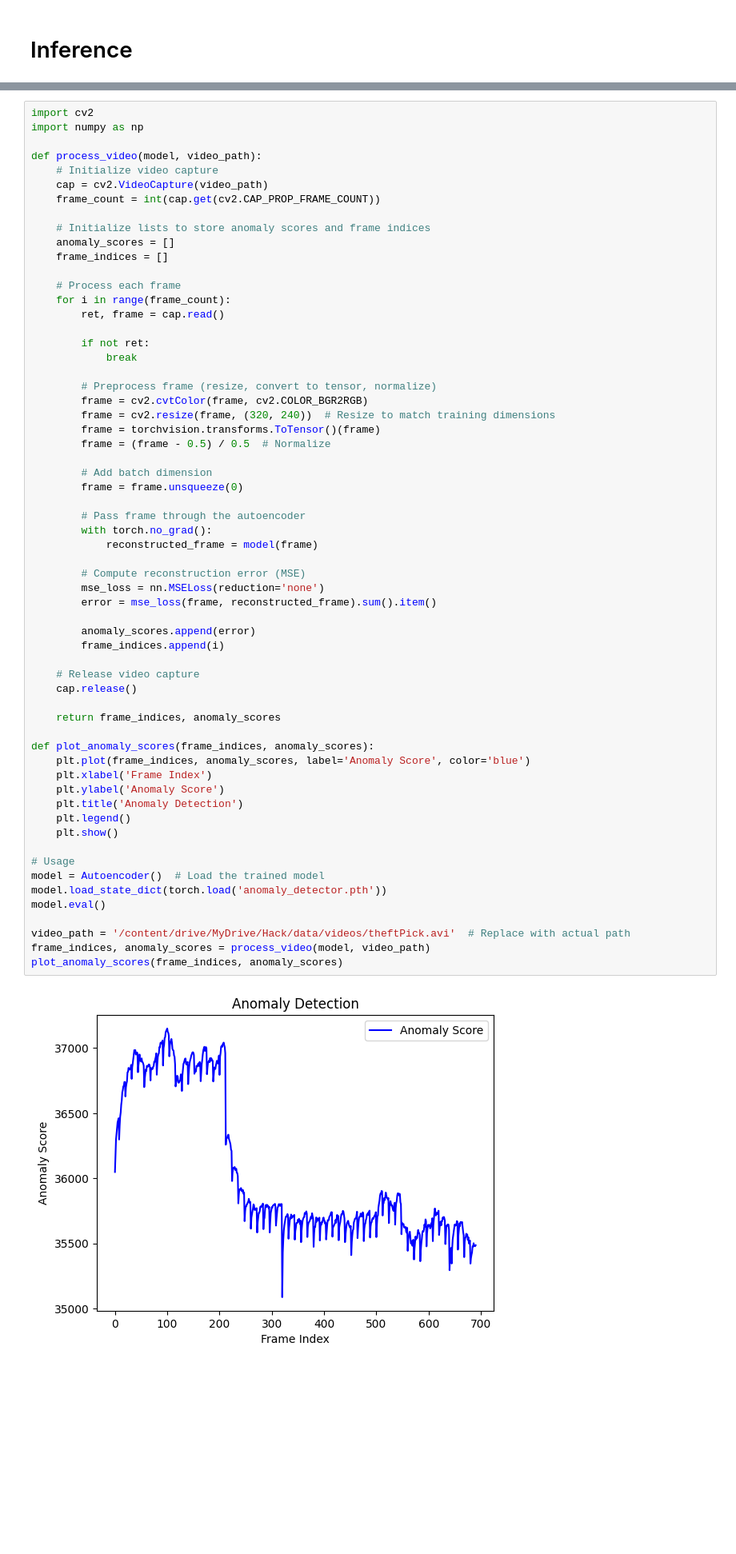
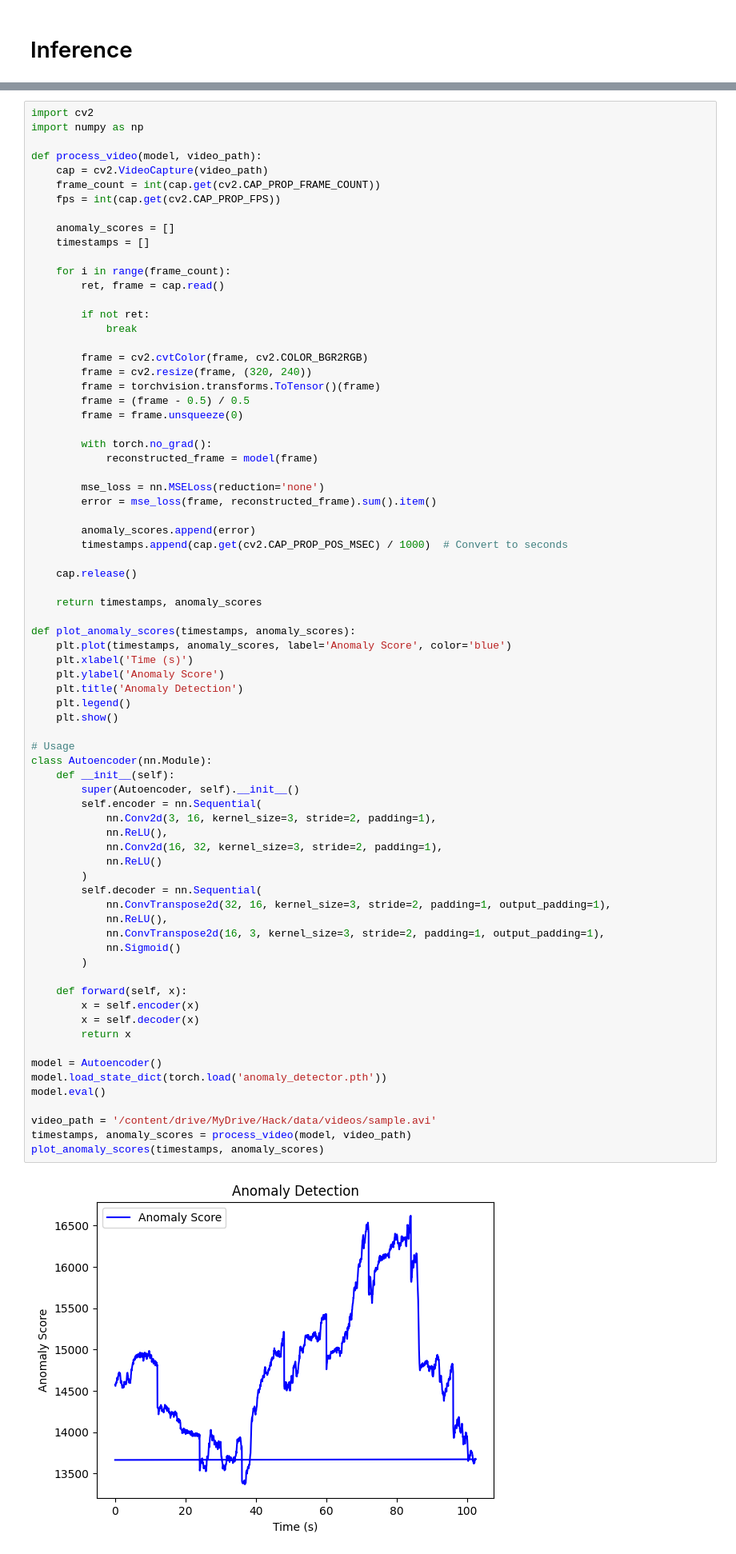
Before and after one commit to subham-71/Cycle-Theft-Detection, a Jupyter notebook: Anomaly.ipynb, the cells around one changed output, grey strips where cells are left out. Shown at 80% size. Cells and saved outputs as stored; diff of their text form; blank space fills up the shorter version.

Commit message:
anomaly update

```diff
--- a/Anomaly.ipynb
+++ b/Anomaly.ipynb
@@ -171,63 +396,76 @@ import cv2
 import numpy as np
 
 def process_video(model, video_path):
-    # Initialize video capture
     cap = cv2.VideoCapture(video_path)
     frame_count = int(cap.get(cv2.CAP_PROP_FRAME_COUNT))
+    fps = int(cap.get(cv2.CAP_PROP_FPS))
 
-    # Initialize lists to store anomaly scores and frame indices
     anomaly_scores = []
-    frame_indices = []
+    timestamps = []
 
-    # Process each frame
     for i in range(frame_count):
         ret, frame = cap.read()
 
         if not ret:
             break
 
-        # Preprocess frame (resize, convert to tensor, normalize)
         frame = cv2.cvtColor(frame, cv2.COLOR_BGR2RGB)
-        frame = cv2.resize(frame, (320, 240))  # Resize to match training dimensions
+        frame = cv2.resize(frame, (320, 240))
         frame = torchvision.transforms.ToTensor()(frame)
-        frame = (frame - 0.5) / 0.5  # Normalize
-
-        # Add batch dimension
+        frame = (frame - 0.5) / 0.5
         frame = frame.unsqueeze(0)
 
-        # Pass frame through the autoencoder
         with torch.no_grad():
             reconstructed_frame = model(frame)
 
-        # Compute reconstruction error (MSE)
         mse_loss = nn.MSELoss(reduction='none')
         error = mse_loss(frame, reconstructed_frame).sum().item()
 
         anomaly_scores.append(error)
-        frame_indices.append(i)
+        timestamps.append(cap.get(cv2.CAP_PROP_POS_MSEC) / 1000)  # Convert to seconds
 
-    # Release video capture
     cap.release()
 
-    return frame_indices, anomaly_scores
+    return timestamps, anomaly_scores
 
-def plot_anomaly_scores(frame_indices, anomaly_scores):
-    plt.plot(frame_indices, anomaly_scores, label='Anomaly Score', color='blue')
-    plt.xlabel('Frame Index')
+def plot_anomaly_scores(timestamps, anomaly_scores):
+    plt.plot(timestamps, anomaly_scores, label='Anomaly Score', color='blue')
+    plt.xlabel('Time (s)')
     plt.ylabel('Anomaly Score')
     plt.title('Anomaly Detection')
     plt.legend()
     plt.show()
 
 # Usage
-model = Autoencoder()  # Load the trained model
+class Autoencoder(nn.Module):
+    def __init__(self):
+        super(Autoencoder, self).__init__()
+        self.encoder = nn.Sequential(
+            nn.Conv2d(3, 16, kernel_size=3, stride=2, padding=1),
+            nn.ReLU(),
+            nn.Conv2d(16, 32, kernel_size=3, stride=2, padding=1),
+            nn.ReLU()
+        )
+        self.decoder = nn.Sequential(
+            nn.ConvTranspose2d(32, 16, kernel_size=3, stride=2, padding=1, output_padding=1),
+            nn.ReLU(),
+            nn.ConvTranspose2d(16, 3, kernel_size=3, stride=2, padding=1, output_padding=1),
+            nn.Sigmoid()
+        )
+
+    def forward(self, x):
+        x = self.encoder(x)
+        x = self.decoder(x)
+        return x
+
+model = Autoencoder()
 model.load_state_dict(torch.load('anomaly_detector.pth'))
 model.eval()
 
-video_path = '/content/drive/MyDrive/Hack/data/videos/theftPick.avi'  # Replace with actual path
-frame_indices, anomaly_scores = process_video(model, video_path)
-plot_anomaly_scores(frame_indices, anomaly_scores)
+video_path = '/content/drive/MyDrive/Hack/data/videos/sample.avi'
+timestamps, anomaly_scores = process_video(model, video_path)
+plot_anomaly_scores(timestamps, anomaly_scores)
 # %% [output]
-[figure, old version]
+[figure, new version]
 # %%
 import cv2
```
Also changed, not shown: parts of 4 cells of this notebook, 4 other files.
